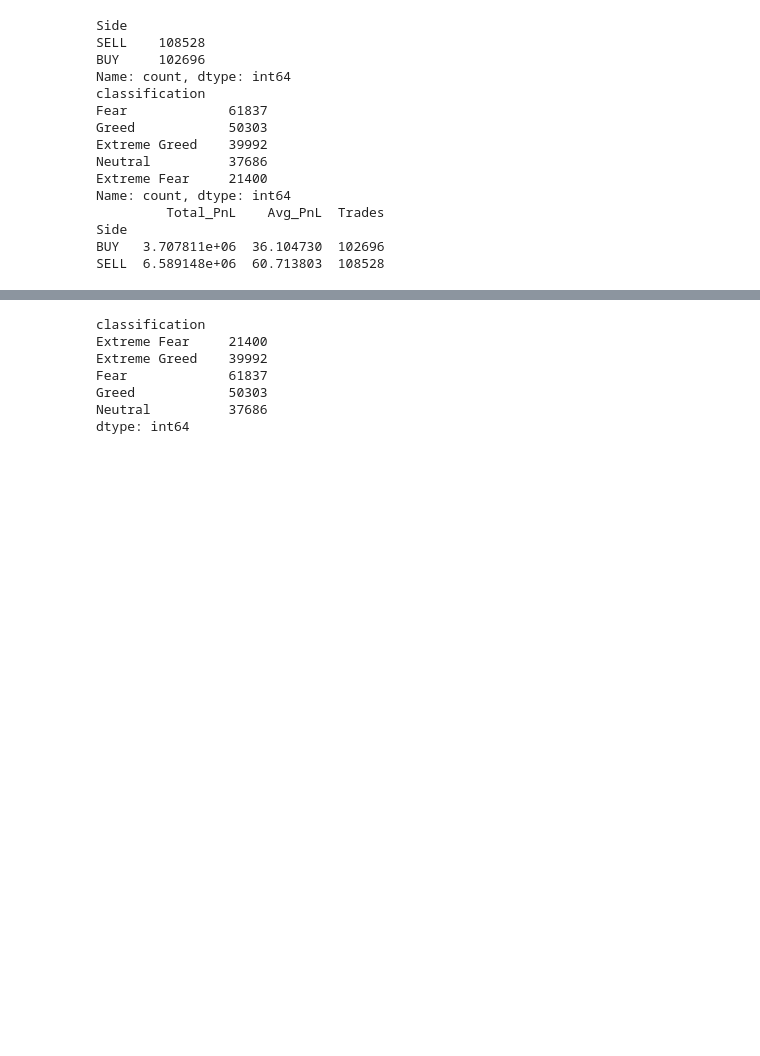
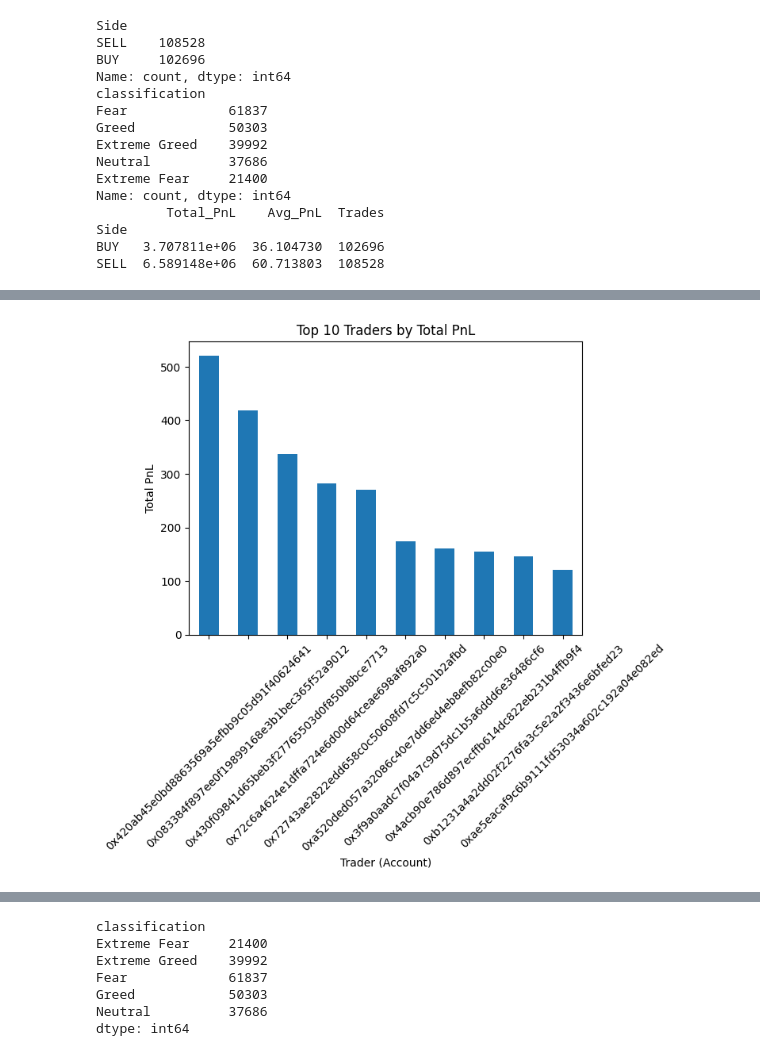
Before and after one commit to shanib-techie/power-bi, a Jupyter notebook: data science ]/notebook/analysis.ipynb, the cells around one changed output, grey strips where cells are left out. Cells and saved outputs as stored; diff of their text form; code cells hidden in the pictures; blank space fills up the shorter version.

Commit message:
add graph

```diff
--- a/data science ]/notebook/analysis.ipynb
+++ b/data science ]/notebook/analysis.ipynb
@@ -184 +182,14 @@ Account
 Name: Closed PnL, dtype: float64
+# %%
+trader_pnl = df.groupby("Account")["Closed PnL"].mean()
+
+trader_pnl.sort_values(ascending=False).head(10).plot(kind='bar')
+
+plt.title("Top 10 Traders by Total PnL")
+plt.xlabel("Trader (Account)")
+plt.ylabel("Total PnL")
+
+plt.xticks(rotation=45)
+plt.show()
+# %% [output]
+[figure, added]
```
Also changed, not shown: parts of 10 cells of this notebook.
